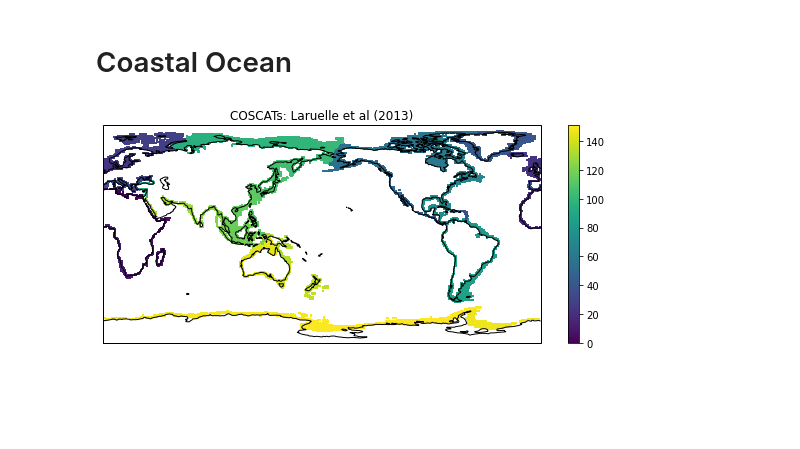
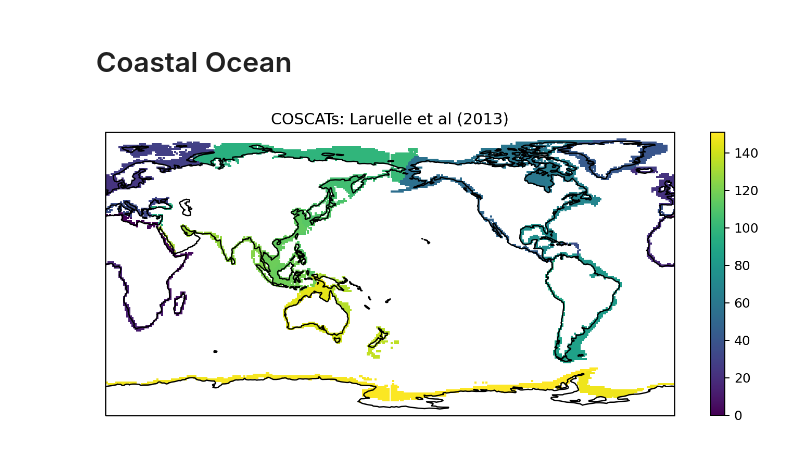
Before and after one commit to RECCAP2-ocean/R2-shared-resources, a Jupyter notebook: regions/scripts/reccap2regions.ipynb, the cells around one changed output. Cells and saved outputs as stored; diff of their text form; code cells hidden in the pictures; blank space fills up the shorter version.

```diff
--- a/regions/scripts/reccap2regions.ipynb
+++ b/regions/scripts/reccap2regions.ipynb
@@ -154,15 +182,15 @@ fig.savefig('../img/basin_arctic.png', bbox_inches='tight', dpi=150)
 # %%
 xda = xr.open_dataset('../reccap2coastal_coscats.nc').continental_shelf
 
-fig = figure(figsize=[10, 4])
+fig = figure(figsize=[10, 4], dpi=180)
 ax = axes(projection=ctp.crs.PlateCarree(180))
 
 x = xda.longitude.values
 y = xda.latitude.values
 img = ax.pcolormesh(x, y, xda.values, transform=ctp.crs.PlateCarree())
 ax.coastlines()
 ax.set_title('COSCATs: Laruelle et al (2013)')
 cbar = colorbar(img)
 fig.savefig('../img/coasts.png', bbox_inches='tight', dpi=150)
 # %% [output]
-[figure, old version]
+[figure, new version]
```
Also changed, not shown: parts of 16 cells of this notebook.
